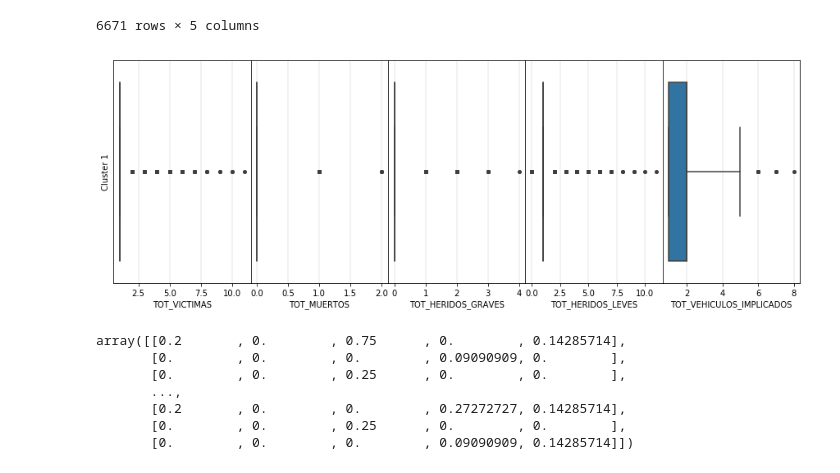
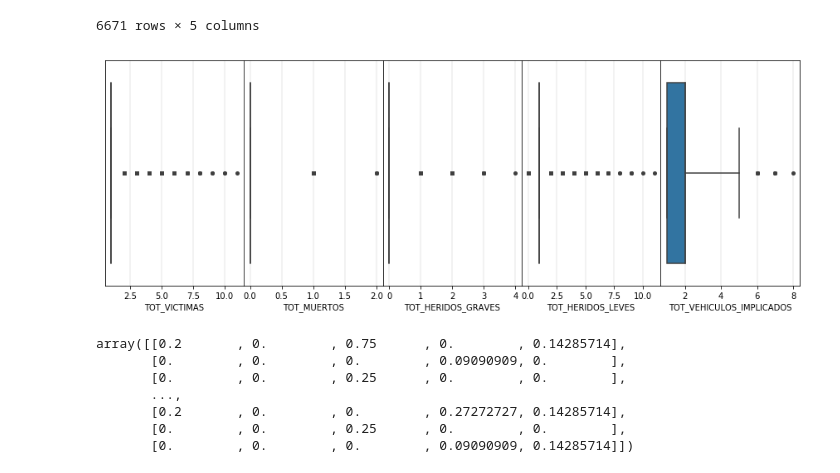
Before and after one commit to dcabezas98/IN, a Jupyter notebook: practica2/accidentes2-2.ipynb, the cells around one changed output. Drawn from its saved outputs; the diff is of its cells as text; code cells hidden in the pictures.

```diff
--- a/practica2/accidentes2-2.ipynb
+++ b/practica2/accidentes2-2.ipynb
@@ -157,7 +155,7 @@ for i in range(1):
             axes[j].set_xlabel("")
 
         if (j == 0):
-            axes[j].set_ylabel("Cluster " + str(i + 1))
+            axes[j].set_ylabel("")
         else:
             axes[j].set_ylabel("")
 
@@ -207,35 +205,35 @@ for j in range(n_var):
 for i in range(1):
     dat_filt = data
     for j in range(n_var):
         ax  = sns.boxplot(x=dat_filt[atributos[j]],
                          color=colors[i],
                          flierprops={
                              'marker': 'o',
                              'markersize': 4
                          },
                          ax=axes[j], whis=3,showfliers=True)
 
         if (i == 0):
             axes[j].set_xlabel(atributos[j])
         else:
             axes[j].set_xlabel("")
 
         if (j == 0):
-            axes[j].set_ylabel("Cluster " + str(i + 1))
+            axes[j].set_ylabel("")
         else:
             axes[j].set_ylabel("")
 
         axes[j].set_yticks([])
         axes[j].grid(axis='x',
                         linestyle='-',
                         linewidth='0.2',
                         color='gray')
         axes[j].grid(axis='y', b=False)
 
         ax.set_xlim(rango[j][0] - 0.05 * (rango[j][1] - rango[j][0]),
                     rango[j][1] + 0.05 * (rango[j][1] - rango[j][0]))
 # %% [output]
-[figure, old version]
+[figure, new version]
 # %%
 # Normalizar los datos
 normalizer=preproc.MinMaxScaler()
```
Also changed, not shown: parts of 16 cells of this notebook, 35 other files.
